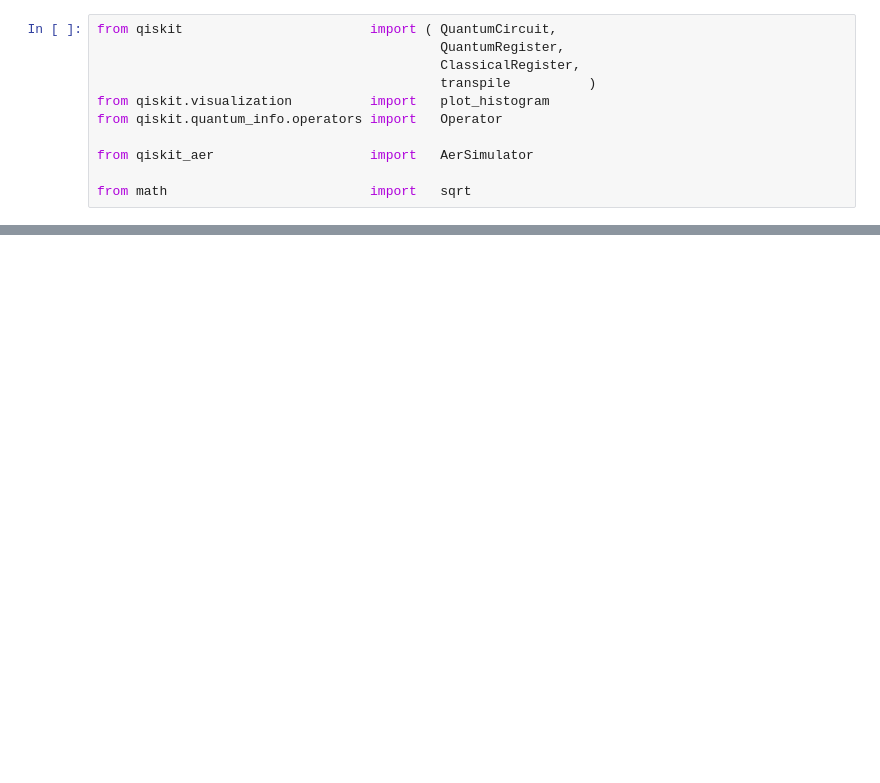
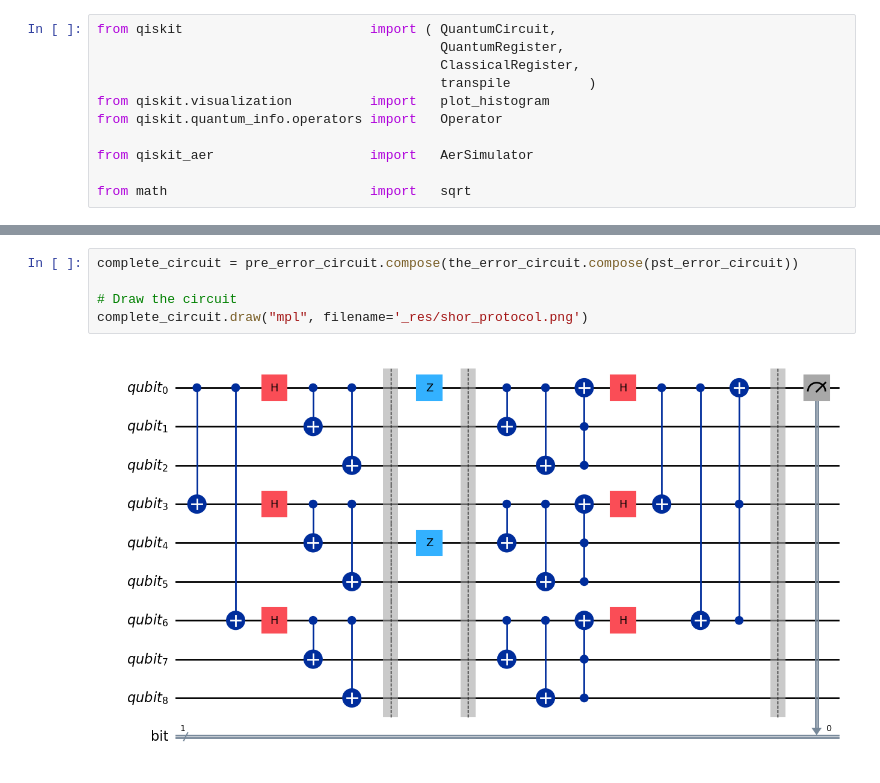
Before and after one commit to InKeaton/QIS_SHOR, a Jupyter notebook: shor.ipynb, the cells around one changed output, grey strips where cells are left out. Cells and saved outputs as stored; diff of their text form; blank space fills up the shorter version.

```diff
--- a/shor.ipynb
+++ b/shor.ipynb
@@ -76,3 +97,10 @@ circuit.draw("mpl", filename='_res/shor_protocol.png')
+# %%
+complete_circuit = pre_error_circuit.compose(the_error_circuit.compose(pst_error_circuit))
+
+# Draw the circuit
+complete_circuit.draw("mpl", filename='_res/shor_protocol.png')
+# %% [output]
+[figure, added]
 # %%
 # Transpile for simulator
 simulator = AerSimulator()
```
Also changed, not shown: parts of 6 cells of this notebook, 2 other files.
